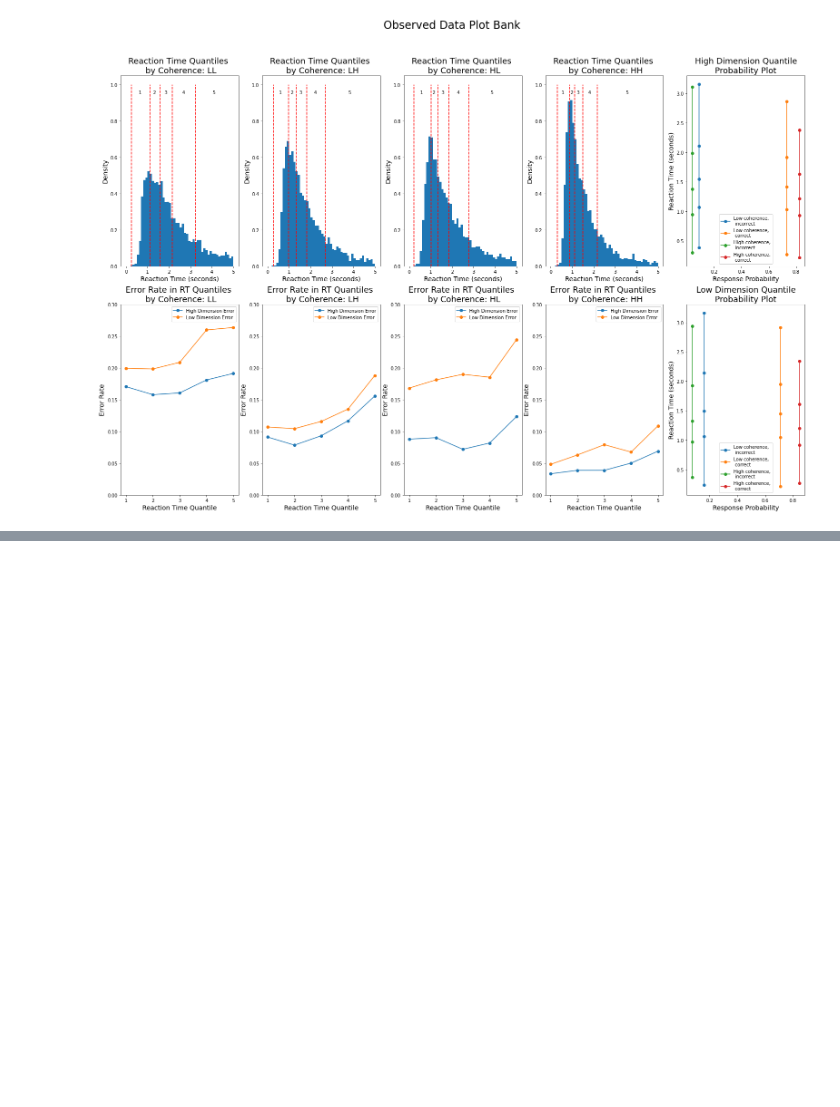
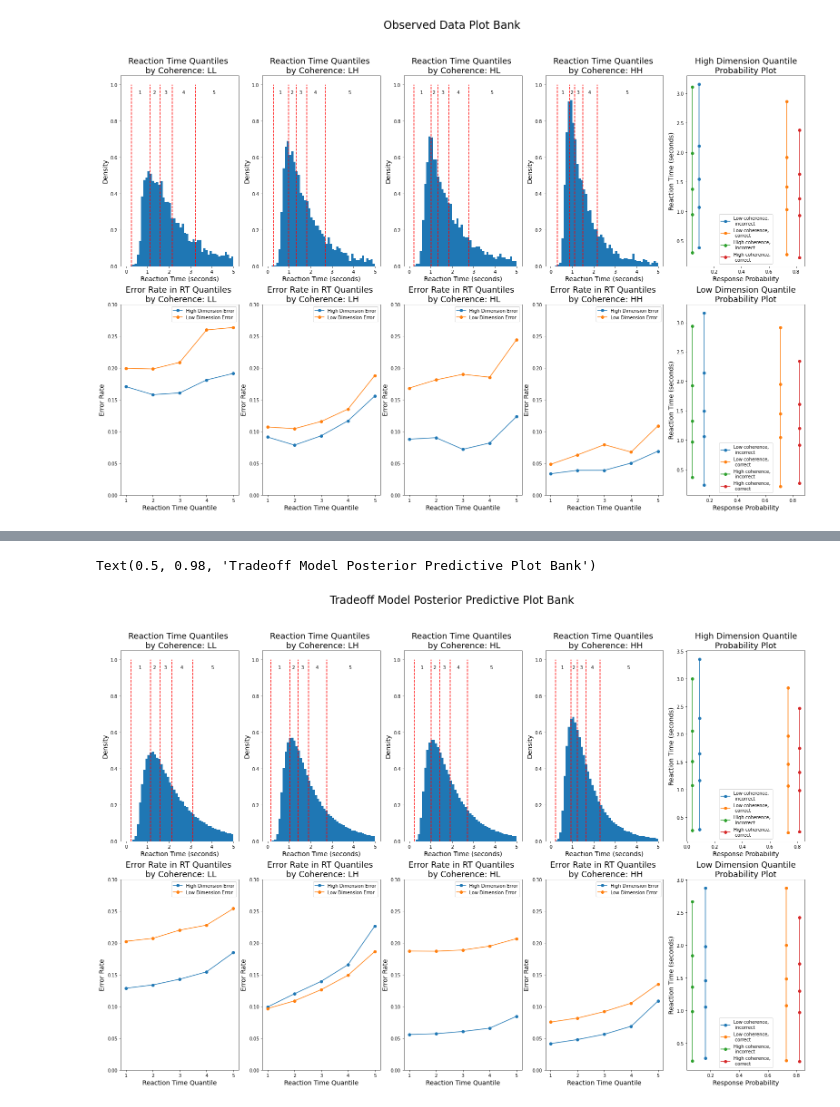
Before and after one commit to AlexanderFengler/hierarchical_decision_making, a Jupyter notebook: create_plot_bank.ipynb, the cells around one changed output, grey strips where cells are left out. Saved outputs shown, nothing was run; the diff lists cells and outputs as text; code cells hidden in the pictures; blank space fills up the shorter version.

```diff
--- a/create_plot_bank.ipynb
+++ b/create_plot_bank.ipynb
@@ -27,0 +32,7 @@ parallel = hddm.load("data/param_recov/ddm_par2_no_bias/model_ddm_par2_no_bias_o
+# %%
+plt.figure(figsize=(27,17))
+all_plots(tradeoff)
+plt.suptitle('Tradeoff Model Posterior Predictive Plot Bank', fontsize=24)
+# %% [output]
+Text(0.5, 0.98, 'Tradeoff Model Posterior Predictive Plot Bank')
+[figure, added]
```
Also changed, not shown: parts of 4 cells of this notebook, 4 other files.
